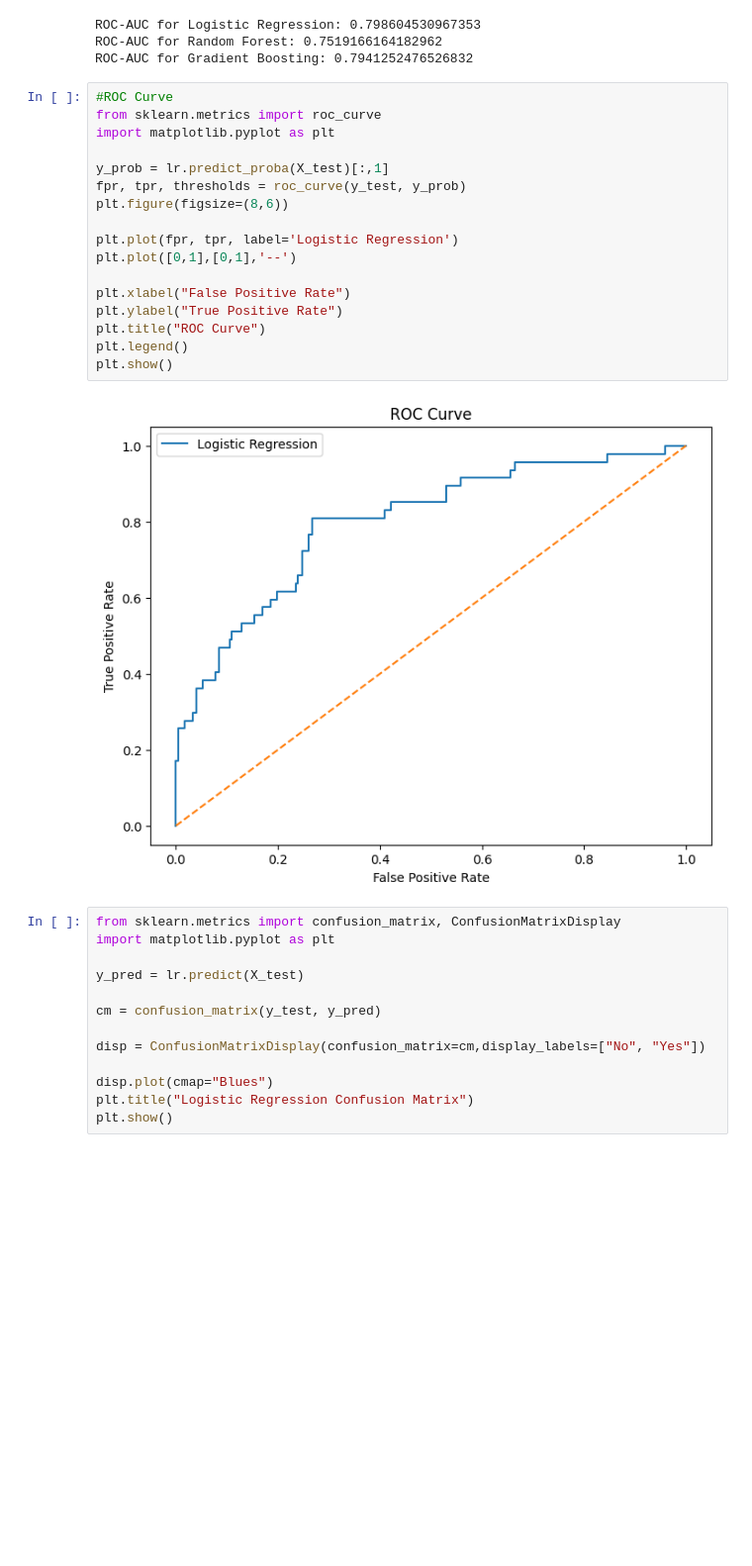
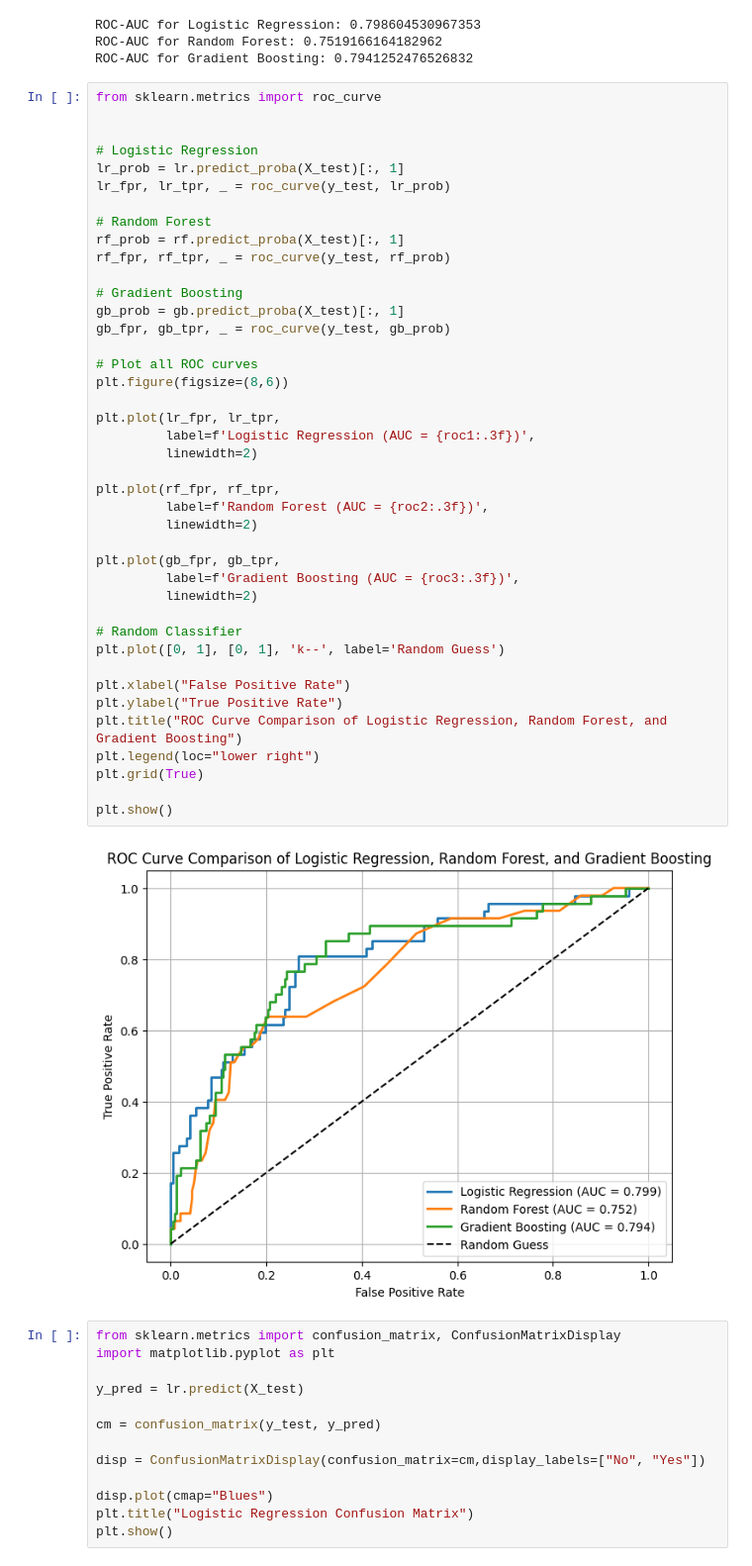
Before and after one commit to Vasumitt123/EmployeeAttrition_-Vasu-Mittal-, a Jupyter notebook: Analysis.ipynb, the cells around one changed output. Shown at 99% size. Cells and saved outputs as stored; diff of their text form; blank space fills up the shorter version.

```diff
--- a/Analysis.ipynb
+++ b/Analysis.ipynb
@@ -297,24 +483,48 @@ ROC-AUC for Logistic Regression: 0.798604530967353
 ROC-AUC for Random Forest: 0.7519166164182962
 ROC-AUC for Gradient Boosting: 0.7941252476526832
 # %%
-#ROC Curve
 from sklearn.metrics import roc_curve
-import matplotlib.pyplot as plt
 
-y_prob = lr.predict_proba(X_test)[:,1]
-fpr, tpr, thresholds = roc_curve(y_test, y_prob)
+
+# Logistic Regression
+lr_prob = lr.predict_proba(X_test)[:, 1]
+lr_fpr, lr_tpr, _ = roc_curve(y_test, lr_prob)
+
+# Random Forest
+rf_prob = rf.predict_proba(X_test)[:, 1]
+rf_fpr, rf_tpr, _ = roc_curve(y_test, rf_prob)
+
+# Gradient Boosting
+gb_prob = gb.predict_proba(X_test)[:, 1]
+gb_fpr, gb_tpr, _ = roc_curve(y_test, gb_prob)
+
+# Plot all ROC curves
 plt.figure(figsize=(8,6))
 
-plt.plot(fpr, tpr, label='Logistic Regression')
-plt.plot([0,1],[0,1],'--')
+plt.plot(lr_fpr, lr_tpr,
+         label=f'Logistic Regression (AUC = {roc1:.3f})',
+         linewidth=2)
+
+plt.plot(rf_fpr, rf_tpr,
+         label=f'Random Forest (AUC = {roc2:.3f})',
+         linewidth=2)
+
+plt.plot(gb_fpr, gb_tpr,
+         label=f'Gradient Boosting (AUC = {roc3:.3f})',
+         linewidth=2)
+
+# Random Classifier
+plt.plot([0, 1], [0, 1], 'k--', label='Random Guess')
 
 plt.xlabel("False Positive Rate")
 plt.ylabel("True Positive Rate")
-plt.title("ROC Curve")
-plt.legend()
+plt.title("ROC Curve Comparison of Logistic Regression, Random Forest, and Gradient Boosting")
+plt.legend(loc="lower right")
+plt.grid(True)
+
 plt.show()
 # %% [output]
-[figure, old version]
+[figure, new version]
 # %%
 from sklearn.metrics import confusion_matrix, ConfusionMatrixDisplay
 import matplotlib.pyplot as plt
```
Also changed, not shown: parts of 15 cells of this notebook, 6 other files.
